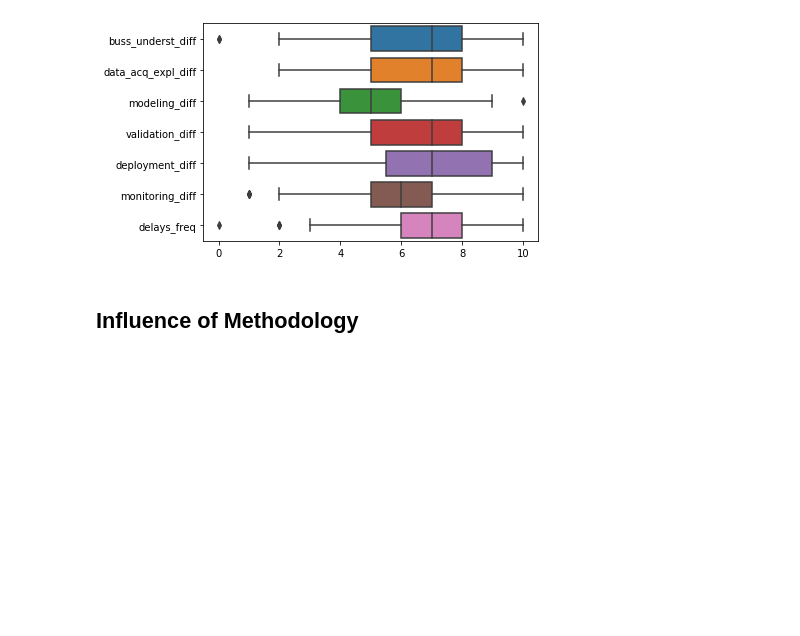
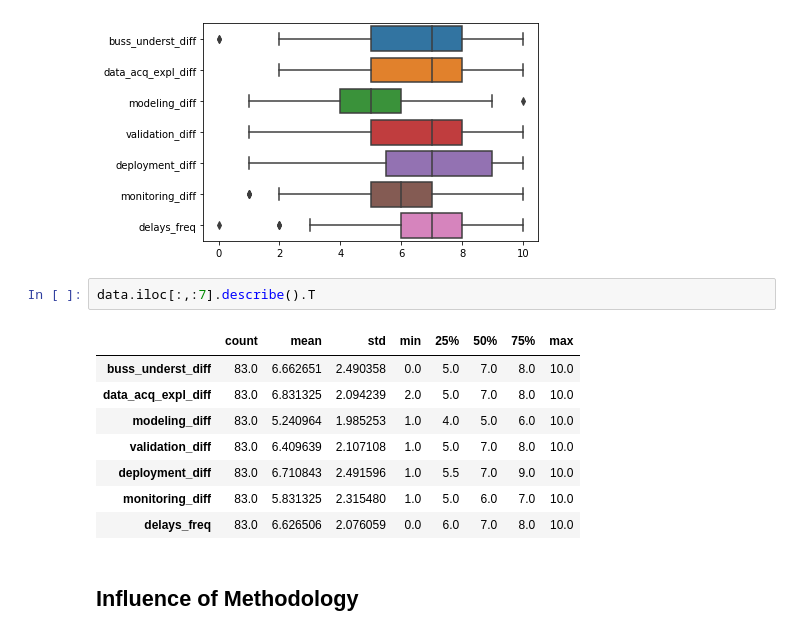
Before and after one commit to welberthdouglas/DS_projects_survey, a Jupyter notebook: EDA_survey.ipynb, the cells around one changed output. Saved outputs shown, nothing was run; the diff lists cells and outputs as text; blank space fills up the shorter version.

```diff
--- a/EDA_survey.ipynb
+++ b/EDA_survey.ipynb
@@ -161,6 +174,17 @@ sns.boxplot( orient="h", data=data.iloc[:,:7])
 # %% [output]
 <matplotlib.axes._subplots.AxesSubplot at 0x...>
 [figure]
+# %%
+data.iloc[:,:7].describe().T
+# %% [output]
+|  | count | mean | std | min | 25% | 50% | 75% | max |
+| buss_underst_diff | 83.0 | 6.662651 | 2.490358 | 0.0 | 5.0 | 7.0 | 8.0 | 10.0 |
+| data_acq_expl_diff | 83.0 | 6.831325 | 2.094239 | 2.0 | 5.0 | 7.0 | 8.0 | 10.0 |
+| modeling_diff | 83.0 | 5.240964 | 1.985253 | 1.0 | 4.0 | 5.0 | 6.0 | 10.0 |
+| validation_diff | 83.0 | 6.409639 | 2.107108 | 1.0 | 5.0 | 7.0 | 8.0 | 10.0 |
+| deployment_diff | 83.0 | 6.710843 | 2.491596 | 1.0 | 5.5 | 7.0 | 9.0 | 10.0 |
+| monitoring_diff | 83.0 | 5.831325 | 2.315480 | 1.0 | 5.0 | 6.0 | 7.0 | 10.0 |
+| delays_freq | 83.0 | 6.626506 | 2.076059 | 0.0 | 6.0 | 7.0 | 8.0 | 10.0 |
 # %% [markdown]
 ## Influence of Methodology
 # %%
```
Also changed, not shown: parts of 9 cells of this notebook, 2 other files.
